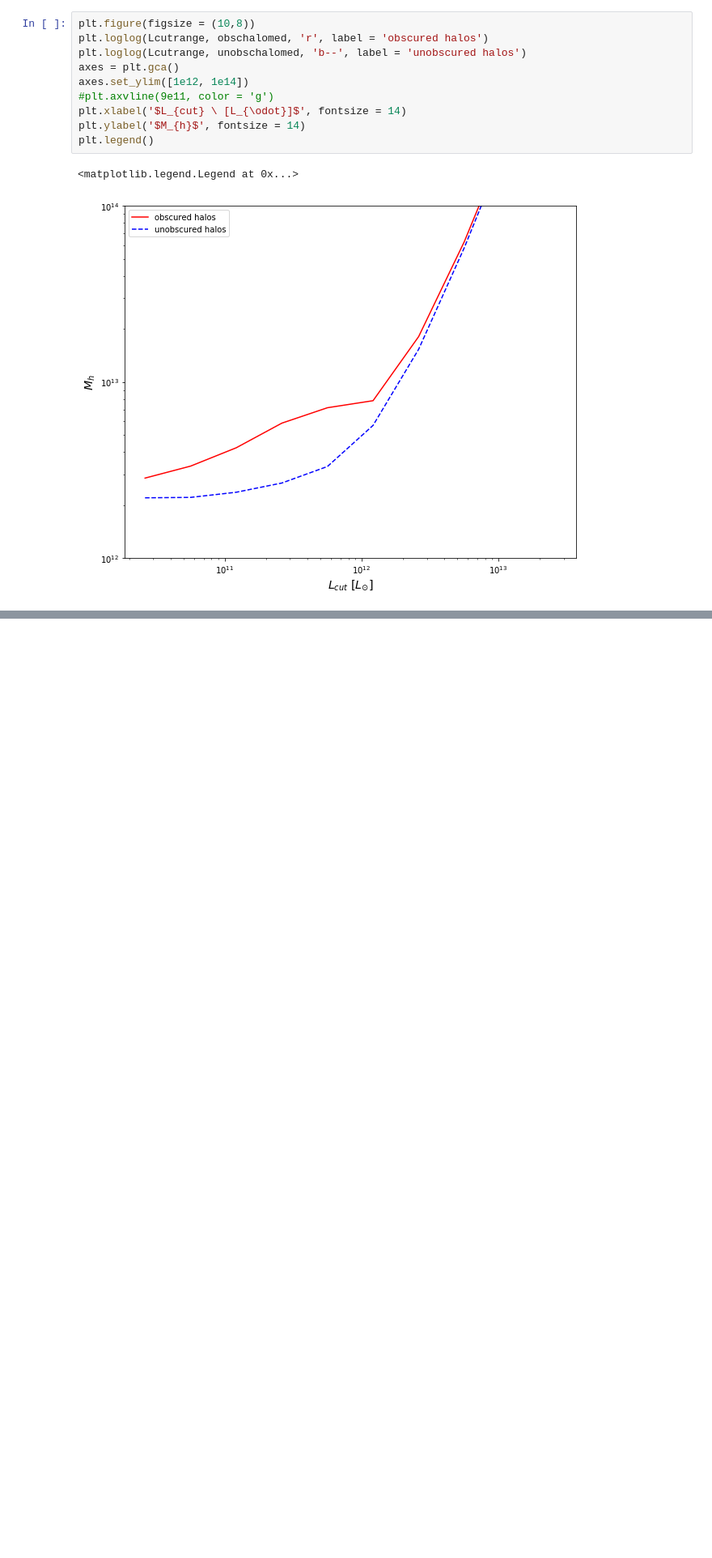
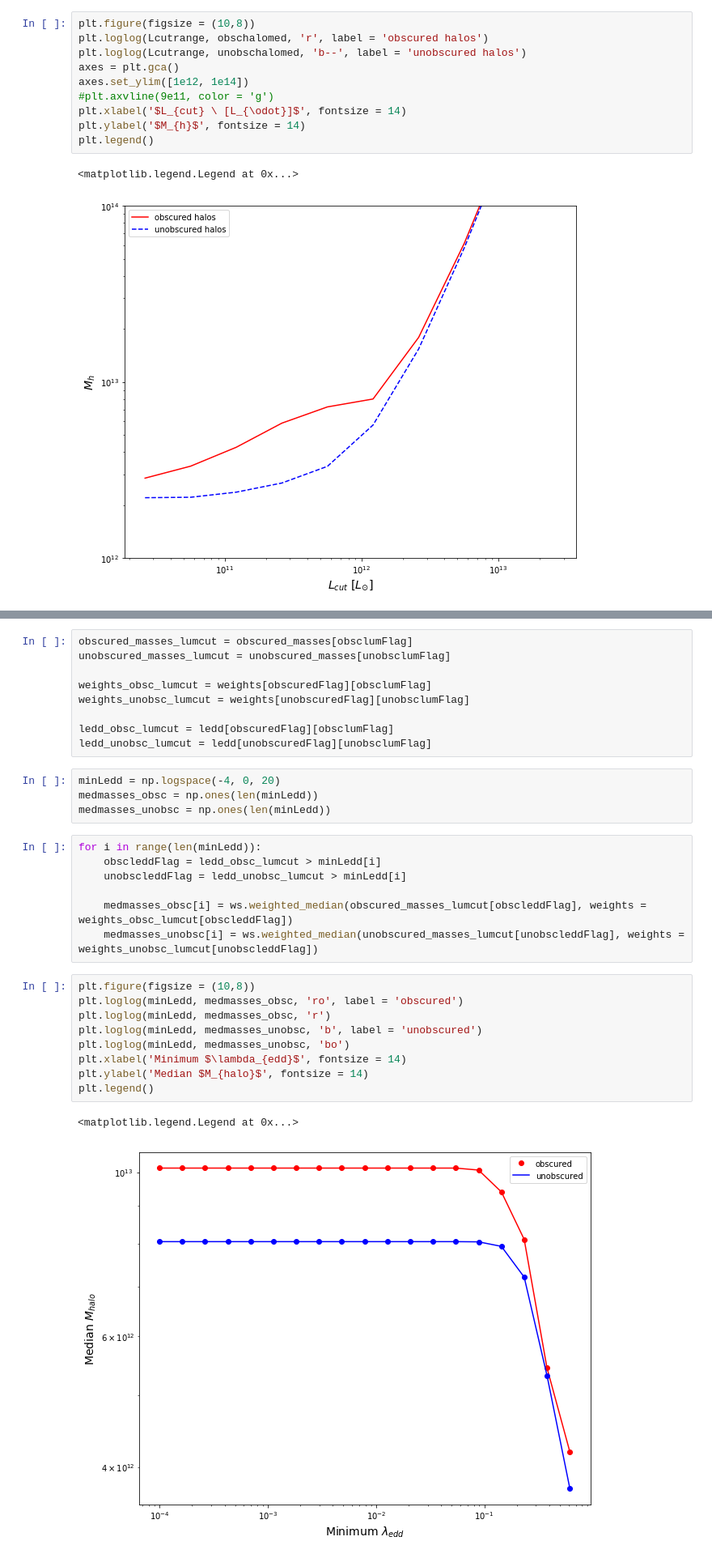
Before and after one commit to ke27whal/Quasars, a Jupyter notebook: notebooks/quasars-v2.ipynb, the cells around one changed output, grey strips where cells are left out. Shown at 81% size. Cells and saved outputs as stored; diff of their text form; blank space fills up the shorter version.

```diff
--- a/notebooks/quasars-v2.ipynb
+++ b/notebooks/quasars-v2.ipynb
@@ -187,0 +248,32 @@ plt.legend()
+# %%
+obscured_masses_lumcut = obscured_masses[obsclumFlag]
+unobscured_masses_lumcut = unobscured_masses[unobsclumFlag]
+
+weights_obsc_lumcut = weights[obscuredFlag][obsclumFlag]
+weights_unobsc_lumcut = weights[unobscuredFlag][unobsclumFlag]
+
+ledd_obsc_lumcut = ledd[obscuredFlag][obsclumFlag]
+ledd_unobsc_lumcut = ledd[unobscuredFlag][unobsclumFlag]
+# %%
+minLedd = np.logspace(-4, 0, 20)
+medmasses_obsc = np.ones(len(minLedd))
+medmasses_unobsc = np.ones(len(minLedd))
+# %%
+for i in range(len(minLedd)):
+    obscleddFlag = ledd_obsc_lumcut > minLedd[i]
+    unobscleddFlag = ledd_unobsc_lumcut > minLedd[i]
+
+    medmasses_obsc[i] = ws.weighted_median(obscured_masses_lumcut[obscleddFlag], weights = weights_obsc_lumcut[obscleddFlag])
+    medmasses_unobsc[i] = ws.weighted_median(unobscured_masses_lumcut[unobscleddFlag], weights = weights_unobsc_lumcut[unobscleddFlag])
+# %%
+plt.figure(figsize = (10,8))
+plt.loglog(minLedd, medmasses_obsc, 'ro', label = 'obscured')
+plt.loglog(minLedd, medmasses_obsc, 'r')
+plt.loglog(minLedd, medmasses_unobsc, 'b', label = 'unobscured')
+plt.loglog(minLedd, medmasses_unobsc, 'bo')
+plt.xlabel('Minimum $\lambda_{edd}$', fontsize = 14)
+plt.ylabel('Median $M_{halo}$', fontsize = 14)
+plt.legend()
+# %% [output]
+<matplotlib.legend.Legend at 0x...>
+[figure, added]
```
Also changed, not shown: parts of 18 cells of this notebook.
